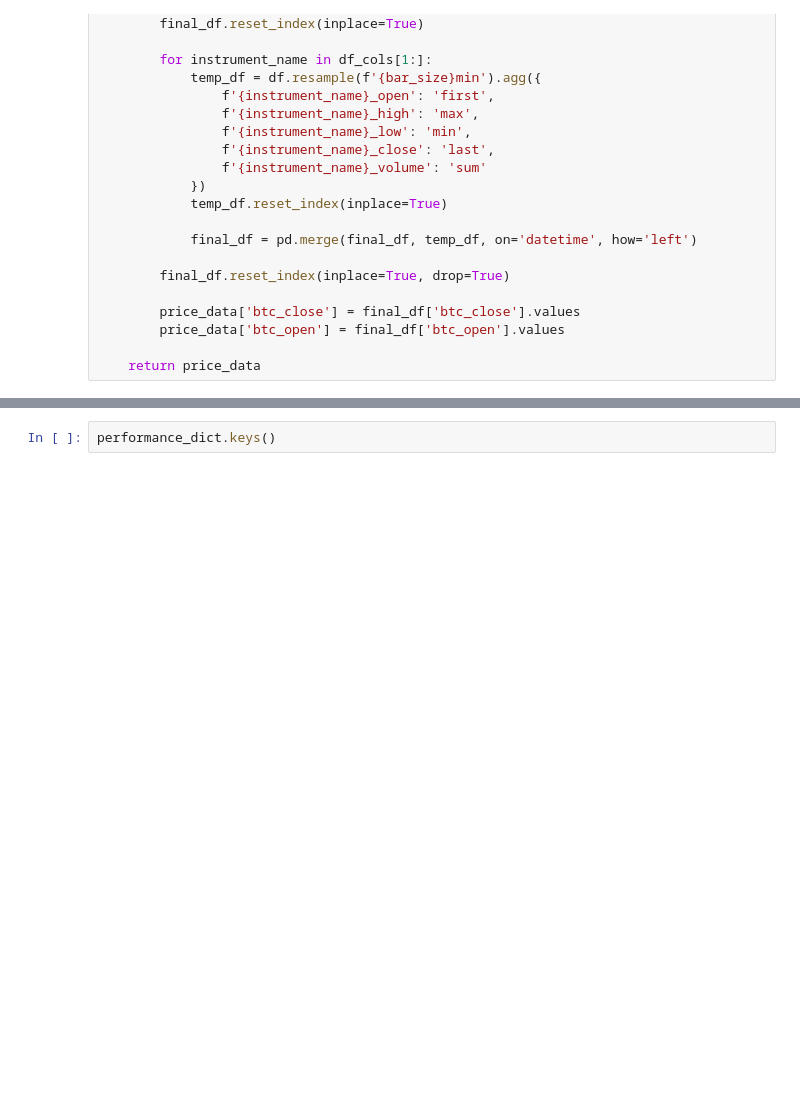
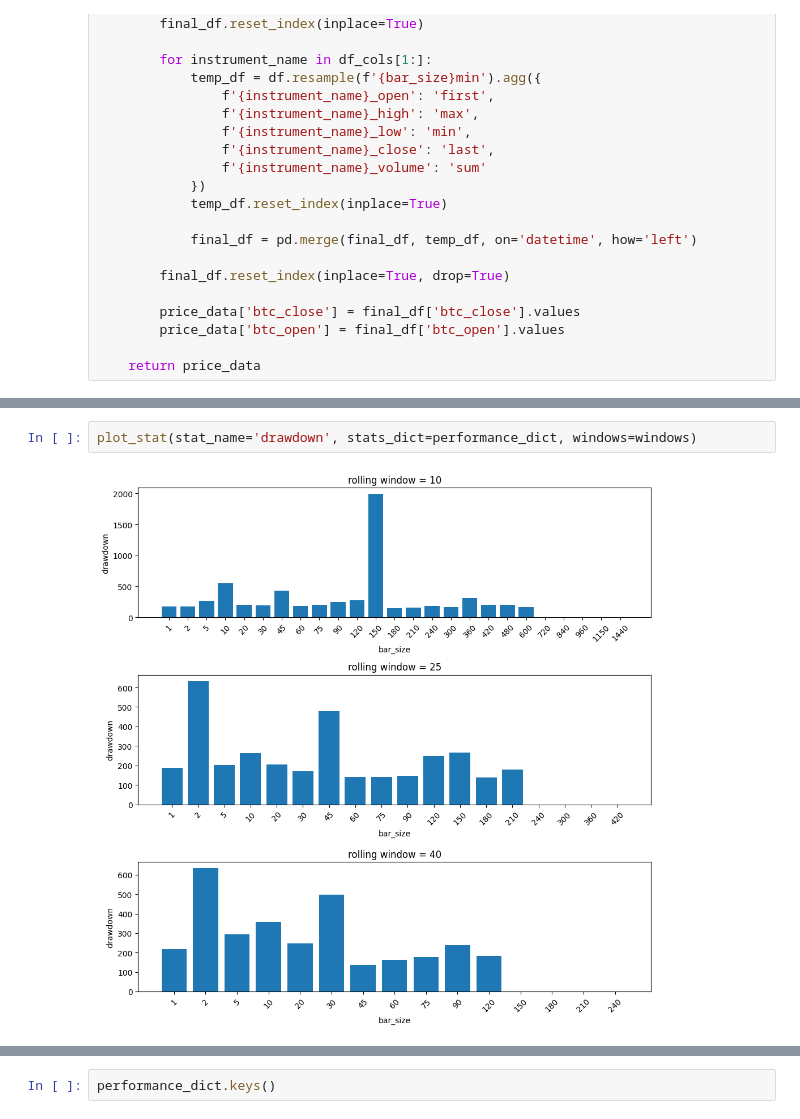
Before and after one commit to VaheC/PonyGE2, a Jupyter notebook: testing_and_choosing_strategies.ipynb, the cells around one changed output, grey strips where cells are left out. Cells and saved outputs as stored; diff of their text form; blank space fills up the shorter version.

```diff
--- a/testing_and_choosing_strategies.ipynb
+++ b/testing_and_choosing_strategies.ipynb
@@ -2456,0 +2422,4 @@ gc.collect()'''
+# %%
+plot_stat(stat_name='drawdown', stats_dict=performance_dict, windows=windows)
+# %% [output]
+[figure, added]
```
Also changed, not shown: parts of 40 cells of this notebook, 1 other file.
